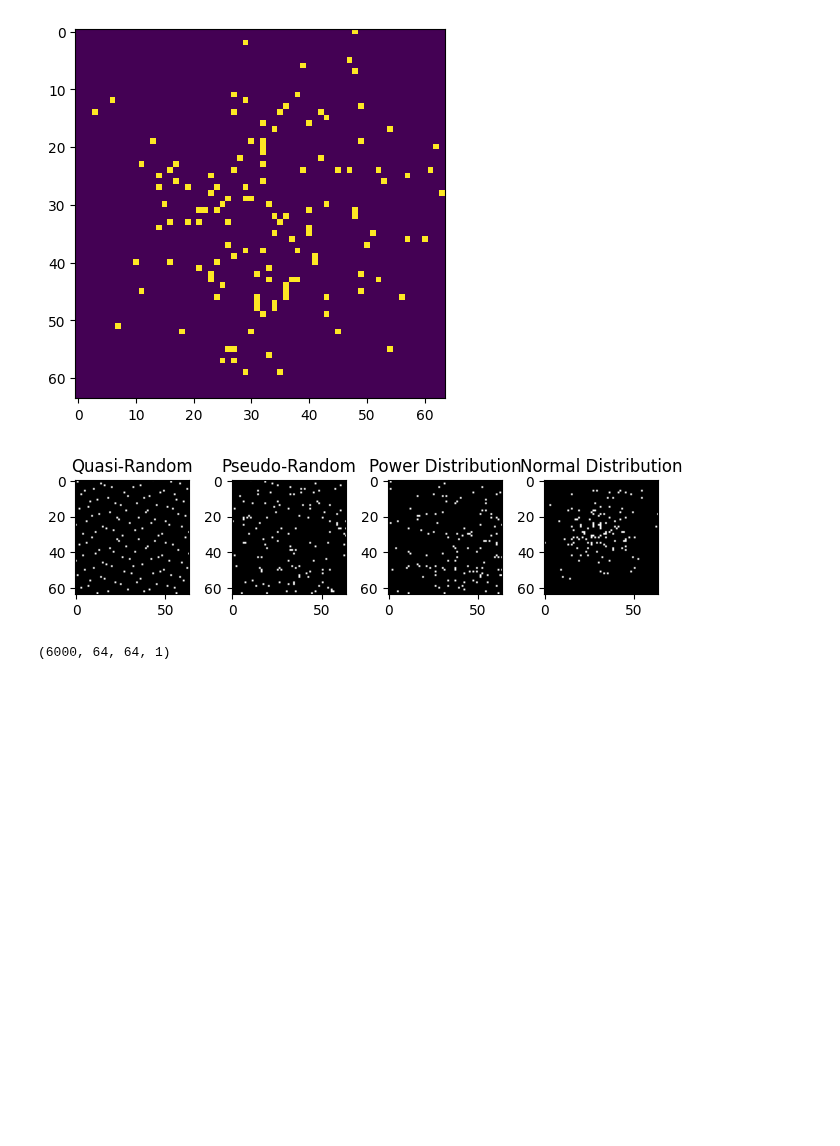
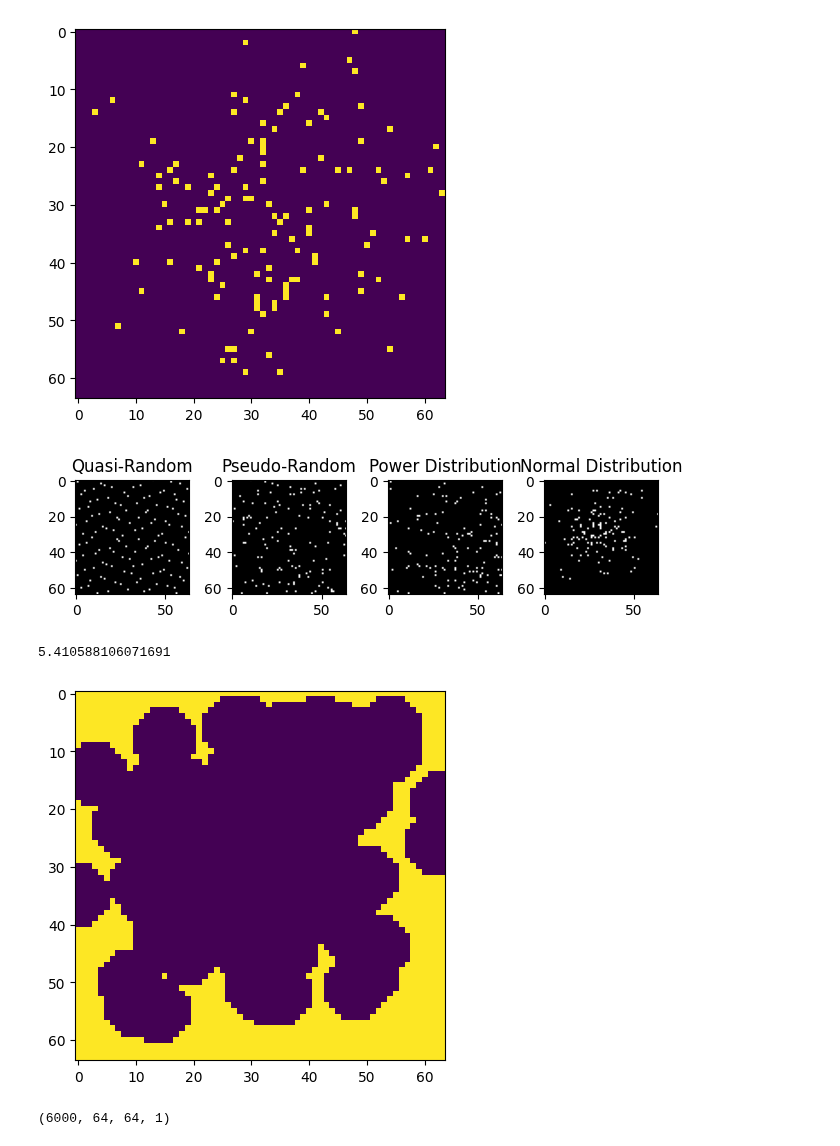
Before and after one commit to Kayzi0/ExplainBlobs, a Jupyter notebook: model_train.ipynb, the cells around one changed output. Saved outputs shown, nothing was run; the diff lists cells and outputs as text; code cells hidden in the pictures; blank space fills up the shorter version.

```diff
--- a/model_train.ipynb
+++ b/model_train.ipynb
@@ -103,6 +103,18 @@ ax[3].set_title('Normal Distribution');
 fig.tight_layout()
 # %% [output]
 [figure]
+# %%
+from scipy import ndimage
+from skimage.filters import threshold_otsu
+x = ndimage.distance_transform_edt(np.logical_not(normal_img))
+otsu = threshold_otsu(x)
+x[x<otsu] = 0
+x[x>=otsu] = 1
+plt.imshow(x)
+otsu
+# %% [output]
+5.410588106071691
+[figure, added]
 # %%
 #prepare data for training
 from sklearn.model_selection import train_test_split
```
Also changed, not shown: parts of 5 cells of this notebook.
